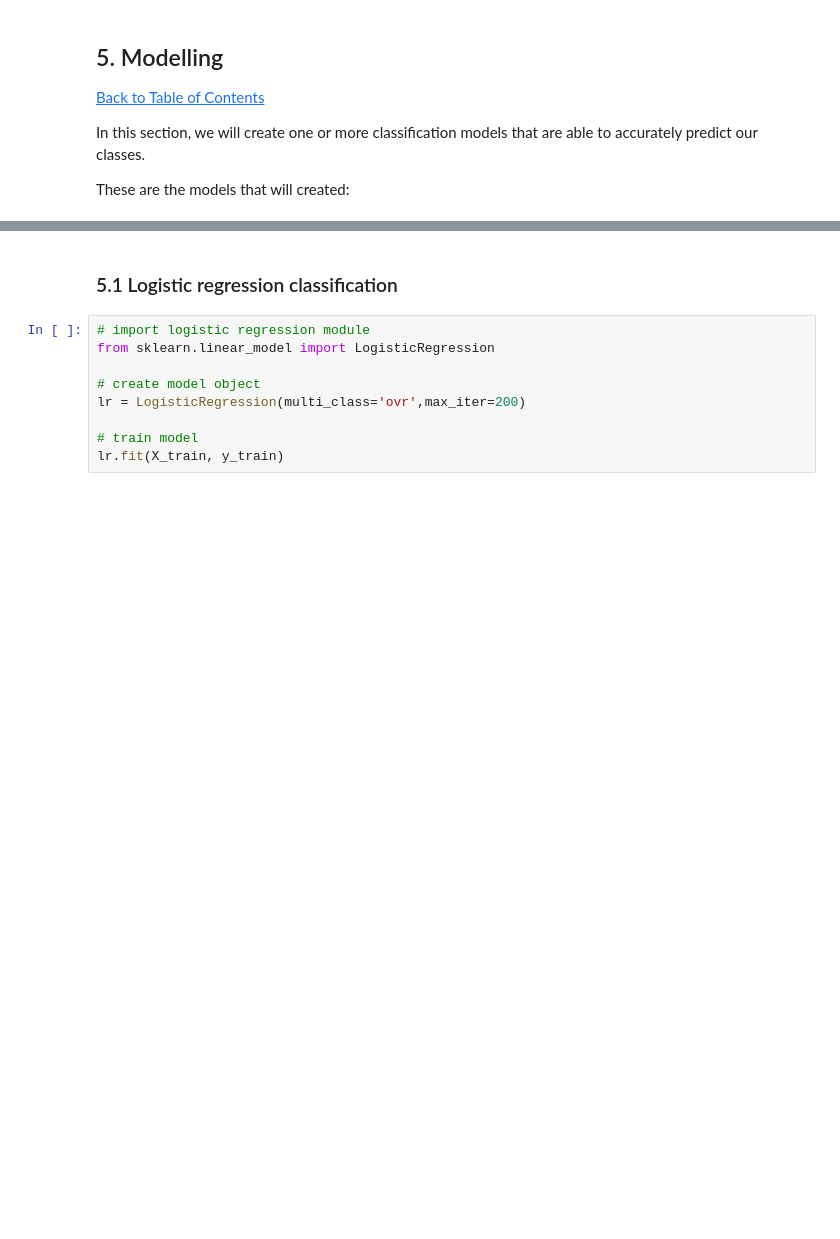
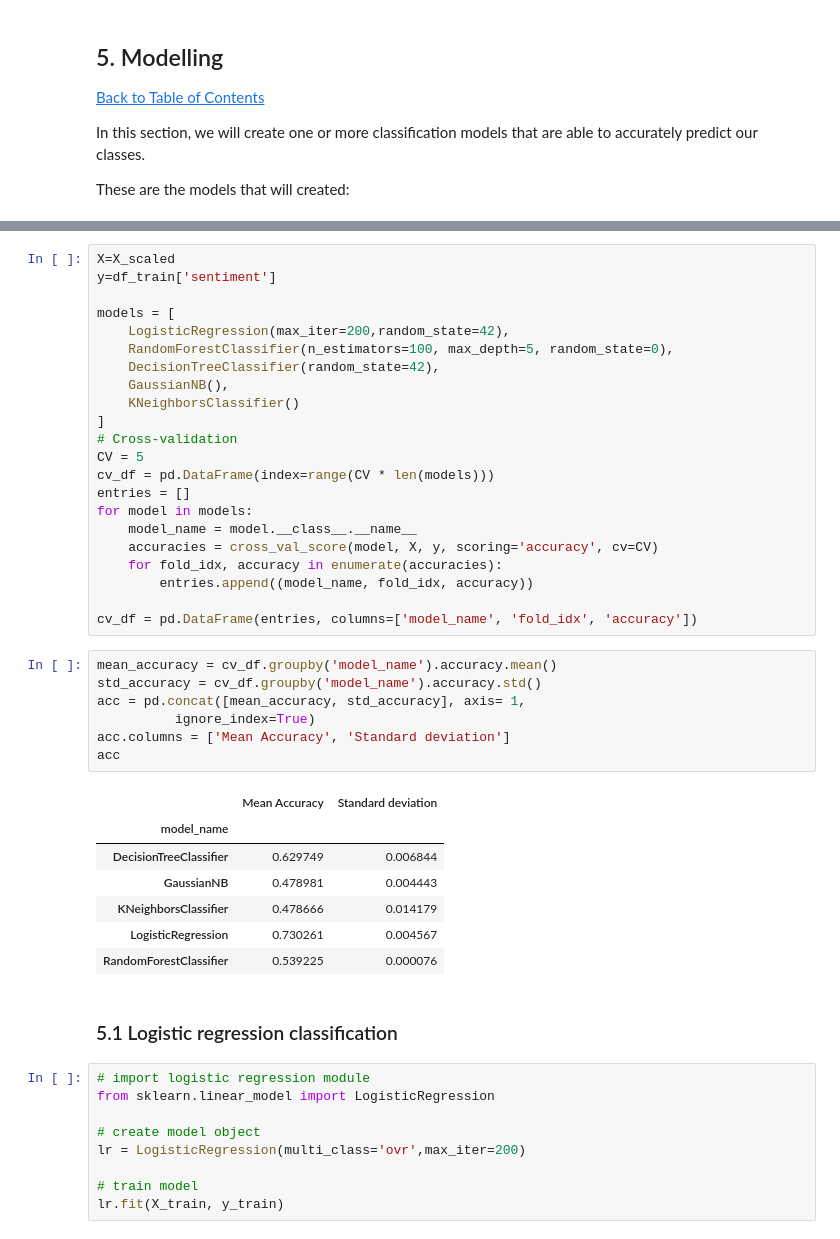
Before and after one commit to SixolileJ/Team-14, a Jupyter notebook: Predict Notebook.ipynb, the cells around one changed output, grey strips where cells are left out. Drawn from its saved outputs; the diff is of its cells as text; blank space fills up the shorter version.

Commit message:
models update

```diff
--- a/Predict Notebook.ipynb
+++ b/Predict Notebook.ipynb
@@ -693,3 +703,40 @@ These are the models that will created:
+# %%
+X=X_scaled
+y=df_train['sentiment']
+
+models = [
+    LogisticRegression(max_iter=200,random_state=42),
+    RandomForestClassifier(n_estimators=100, max_depth=5, random_state=0),
+    DecisionTreeClassifier(random_state=42),
+    GaussianNB(),
+    KNeighborsClassifier()
+]
+# Cross-validation
+CV = 5
+cv_df = pd.DataFrame(index=range(CV * len(models)))
+entries = []
+for model in models:
+    model_name = model.__class__.__name__
+    accuracies = cross_val_score(model, X, y, scoring='accuracy', cv=CV)
+    for fold_idx, accuracy in enumerate(accuracies):
+        entries.append((model_name, fold_idx, accuracy))
+
+cv_df = pd.DataFrame(entries, columns=['model_name', 'fold_idx', 'accuracy'])
+# %%
+mean_accuracy = cv_df.groupby('model_name').accuracy.mean()
+std_accuracy = cv_df.groupby('model_name').accuracy.std()
+acc = pd.concat([mean_accuracy, std_accuracy], axis= 1,
+          ignore_index=True)
+acc.columns = ['Mean Accuracy', 'Standard deviation']
+acc
+# %% [output]
+|  | Mean Accuracy | Standard deviation |
+| model_name |  |  |
+| DecisionTreeClassifier | 0.629749 | 0.006844 |
+| GaussianNB | 0.478981 | 0.004443 |
+| KNeighborsClassifier | 0.478666 | 0.014179 |
+| LogisticRegression | 0.730261 | 0.004567 |
+| RandomForestClassifier | 0.539225 | 0.000076 |
 # %% [markdown]
 ### 5.1 Logistic regression classification
 # %%
```
Also changed, not shown: parts of 4 cells of this notebook.
